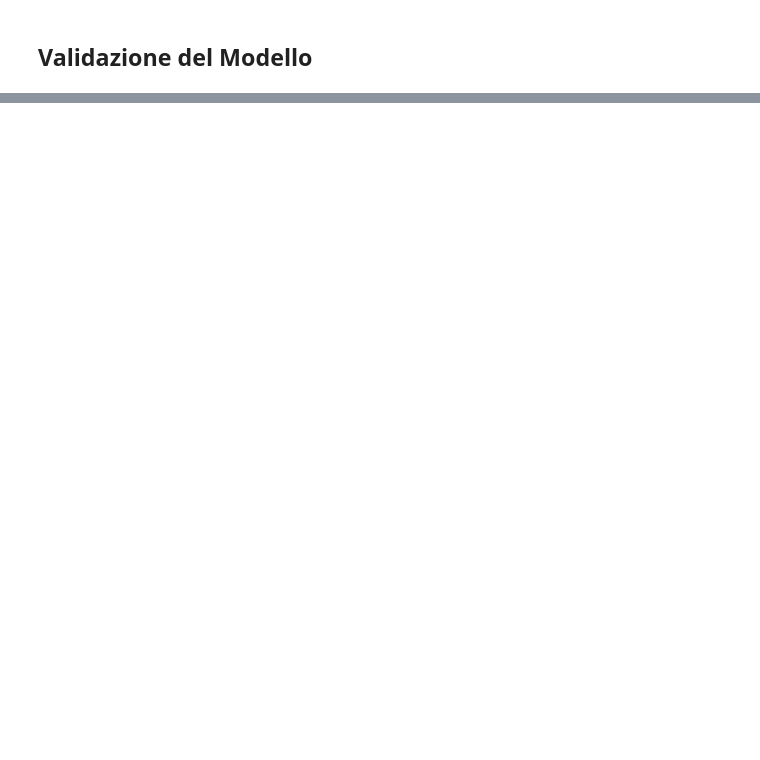
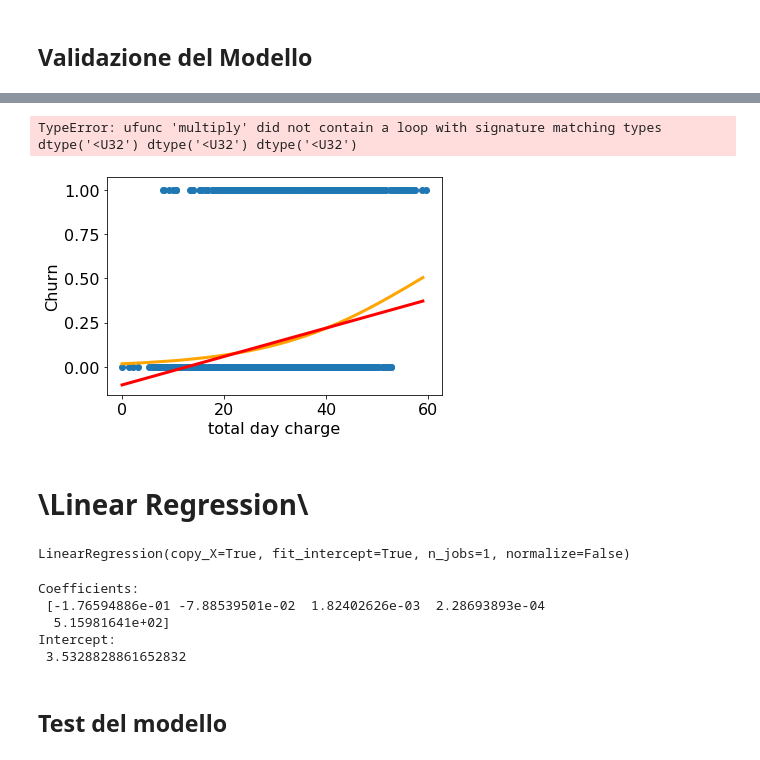
Before and after one commit to lorenzoFerri95/DataMining_Advanced, a Jupyter notebook: Task 1/classification_regression.ipynb, the cells around one changed output, grey strips where cells are left out. Drawn from its saved outputs; the diff is of its cells as text; code cells hidden in the pictures; blank space fills up the shorter version.

```diff
--- a/Task 1/classification_regression.ipynb
+++ b/Task 1/classification_regression.ipynb
@@ -125,0 +247,6 @@ best_model = DecisionTreeClassifier(min_samples_leaf=best_params['min_samples_le
+# %%
+#seleziona il modello
+clf = GaussianNB()
+
+#fitta il modello
+clf.fit(X_train, y_train)
@@ -125,0 +285,6 @@ best_model = DecisionTreeClassifier(min_samples_leaf=best_params['min_samples_le
+# %%
+#seleziona il modello
+clf = LogisticRegression(random_state=0)
+
+#fitta il modello
+clf.fit(X_train, y_train)
@@ -125,0 +324,27 @@ best_model = DecisionTreeClassifier(min_samples_leaf=best_params['min_samples_le
+# %%
+loss = expit(sorted(X_test) * clf.coef_ + clf.intercept_).ravel()
+plt.plot(sorted(X_test), loss, color='red', linewidth=3)
+plt.scatter(X_train, y_train)
+plt.xlabel(selected_columns[0], fontsize=16)
+plt.ylabel('Churn', fontsize=16)
+plt.tick_params(axis='both', which='major', labelsize=16)
+plt.show()
+# %% [output]
+TypeError: ufunc 'multiply' did not contain a loop with signature matching types dtype('<U32') dtype('<U32') dtype('<U32')
+# %%
+plt.scatter(X_train, y_train)
+
+loss = expit(sorted(X_test) * clf.coef_ + clf.intercept_).ravel()
+plt.plot(sorted(X_test), loss, color='orange', linewidth=3)
+
+plt.plot(sorted(X_test), reg.coef_ * sorted(X_test) + reg.intercept_, color='red', linewidth=3)
+
+
+plt.xlabel(selected_columns[0], fontsize=16)
+plt.ylabel('Churn', fontsize=16)
+plt.tick_params(axis='both', which='major', labelsize=16)
+plt.show()
+# %% [output]
+[figure, added]
+# %% [markdown]
+# \Linear Regression\
@@ -125,0 +353,19 @@ best_model = DecisionTreeClassifier(min_samples_leaf=best_params['min_samples_le
+# %%
+#seleziona il modello
+reg = LinearRegression()
+
+#fitta il modello
+reg.fit(X_train, y_train)
+# %% [output]
+LinearRegression(copy_X=True, fit_intercept=True, n_jobs=1, normalize=False)
+# %%
+print('Coefficients: \n', reg.coef_)
+print('Intercept: \n', reg.intercept_)
+# %% [output]
+Coefficients:
+ [-1.76594886e-01 -7.88539501e-02  1.82402626e-03  2.28693893e-04
+  5.15981641e+02]
+Intercept:
+ 3.5328828861652832
+# %% [markdown]
+## Test del modello
```
Also changed, not shown: parts of 55 cells of this notebook, 2 other files.
